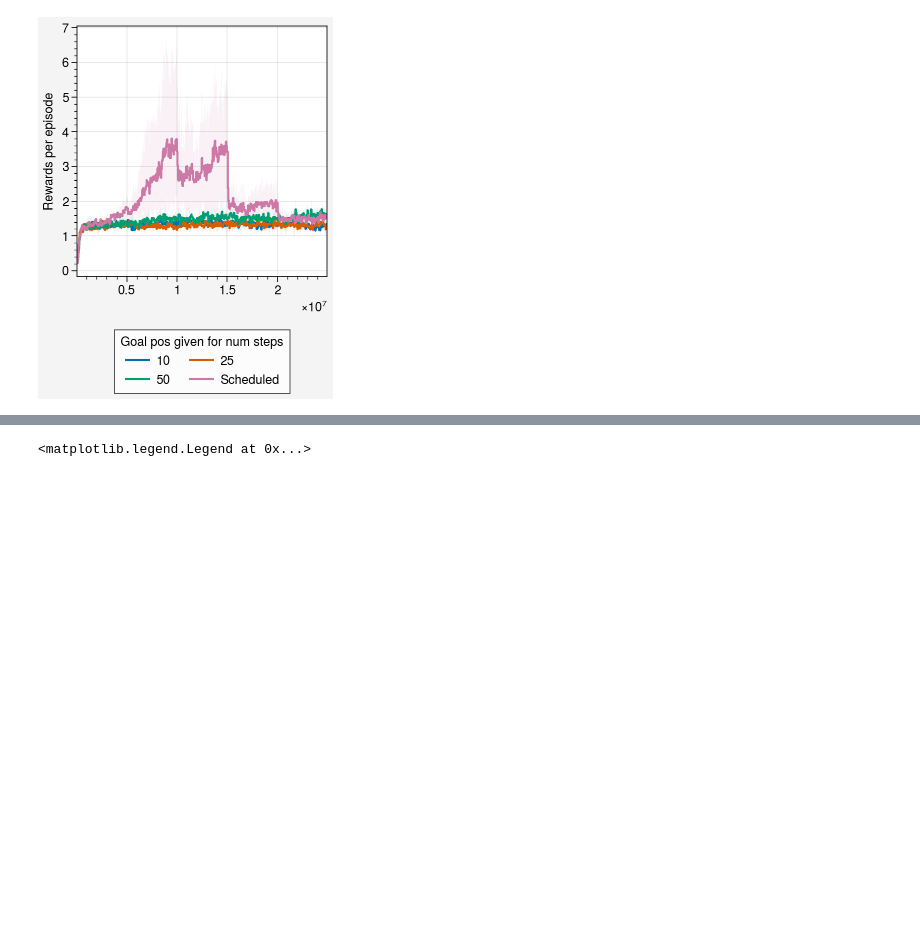
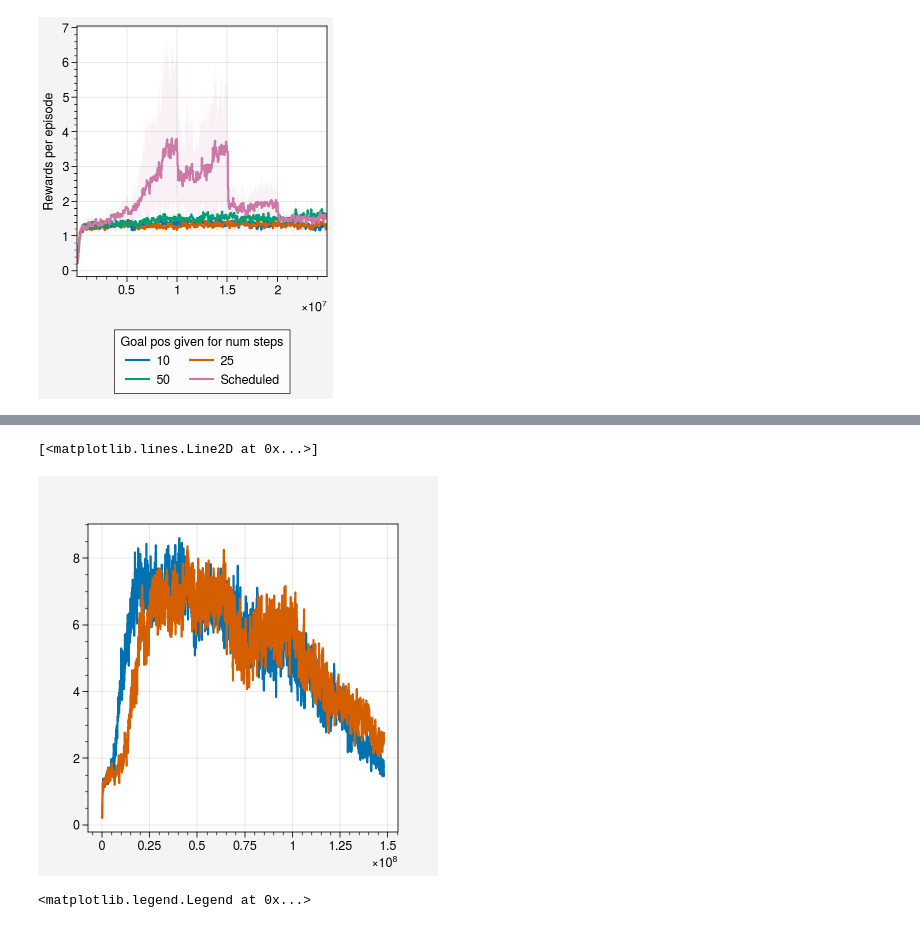
Before and after one commit to liuandrew/ppo_aux, a Jupyter notebook: write_and_test/data_visualize.ipynb, the cells around one changed output, grey strips where cells are left out. Cells and saved outputs as stored; diff of their text form; code cells hidden in the pictures; blank space fills up the shorter version.

```diff
--- a/write_and_test/data_visualize.ipynb
+++ b/write_and_test/data_visualize.ipynb
@@ -406,3 +459,9 @@ fig.legend(lines, loc='b', ncols=2, label='Goal pos given for num steps')
+# %%
+plt.plot(xs, ys[0])
+plt.plot(xs, ys[1])
+# %% [output]
+[<matplotlib.lines.Line2D at 0x...>]
+[figure, added]
 # %%
 num_steps = [2, 5, 10]
 hidden = 64
```
Also changed, not shown: parts of 8 cells of this notebook, 7 other files.
